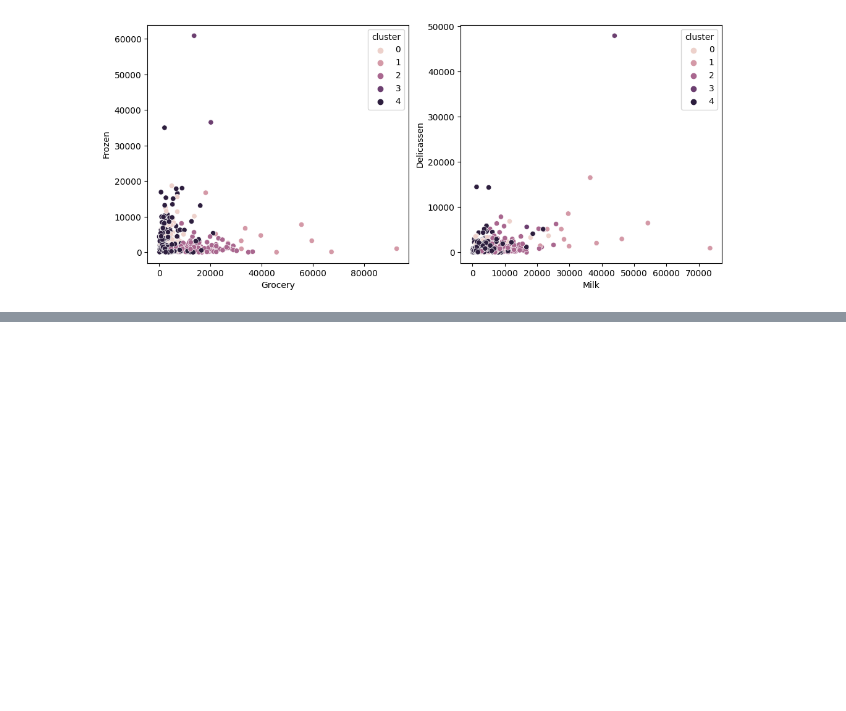
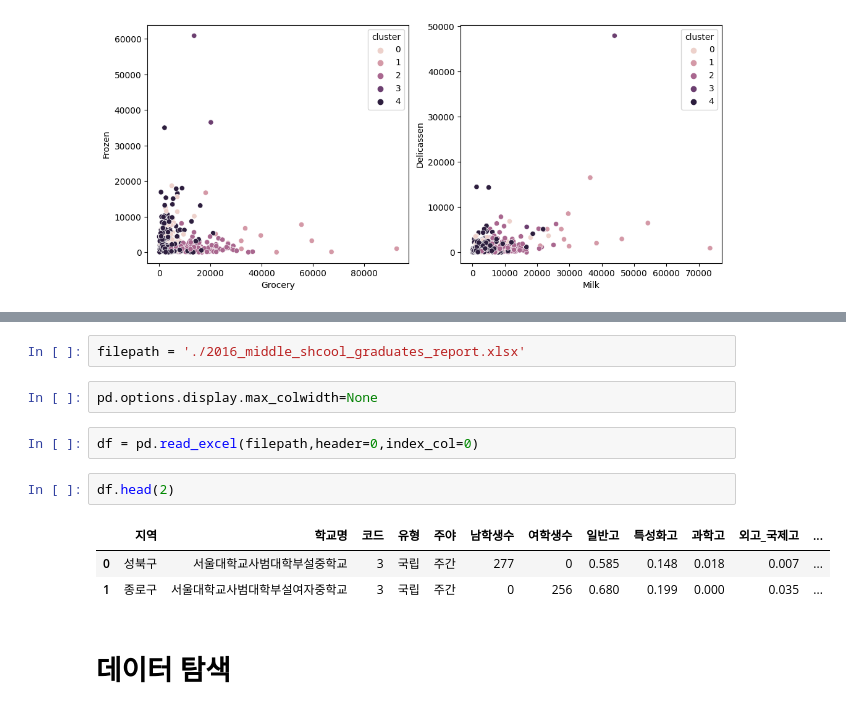
Before and after one commit to leekyuyoung20221226/python, a Jupyter notebook: 머신러닝2_3일차.ipynb, the cells around one changed output, grey strips where cells are left out. Saved outputs shown, nothing was run; the diff lists cells and outputs as text; blank space fills up the shorter version.

```diff
--- a/머신러닝2_3일차.ipynb
+++ b/머신러닝2_3일차.ipynb
@@ -312,0 +345,14 @@ plt.show()
+# %%
+filepath = './2016_middle_shcool_graduates_report.xlsx'
+# %%
+pd.options.display.max_colwidth=None
+# %%
+df = pd.read_excel(filepath,header=0,index_col=0)
+# %%
+df.head(2)
+# %% [output]
+|  | 지역 | 학교명 | 코드 | 유형 | 주야 | 남학생수 | 여학생수 | 일반고 | 특성화고 | 과학고 | 외고_국제고 | ... |
+| 0 | 성북구 | 서울대학교사범대학부설중학교 | 3 | 국립 | 주간 | 277 | 0 | 0.585 | 0.148 | 0.018 | 0.007 | ... |
+| 1 | 종로구 | 서울대학교사범대학부설여자중학교 | 3 | 국립 | 주간 | 0 | 256 | 0.680 | 0.199 | 0.000 | 0.035 | ... |
+# %% [markdown]
+# 데이터 탐색
```
Also changed, not shown: parts of 28 cells of this notebook.
